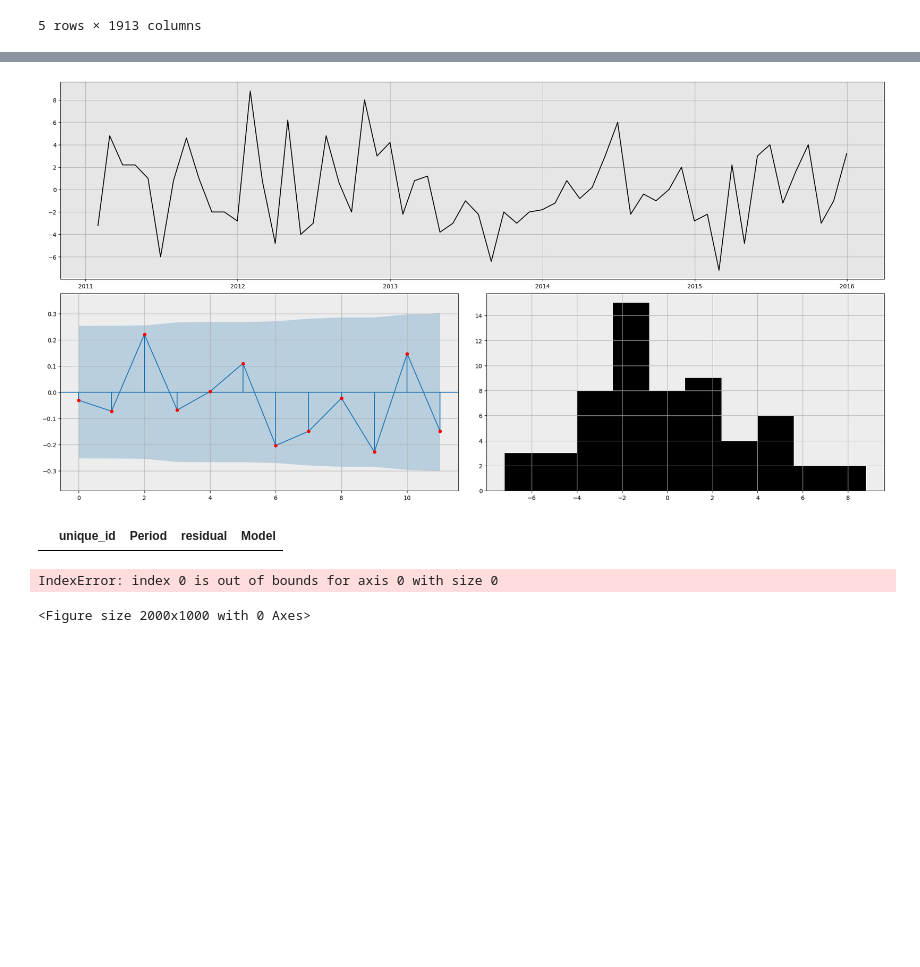
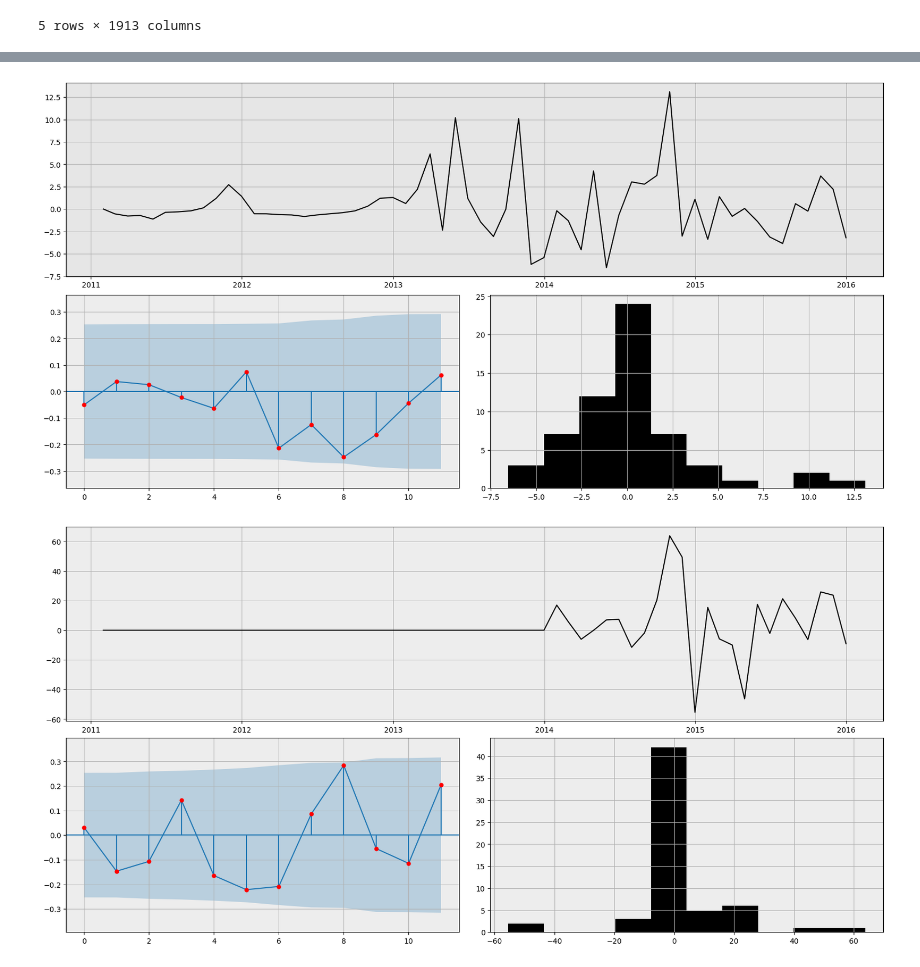
Before and after one commit to yForecasting/DeepRetail, a Jupyter notebook: DeepRetail/example_notebooks/statistical_forecaster.ipynb, the cells around one changed output, grey strips where cells are left out. Drawn from its saved outputs; the diff is of its cells as text; code cells hidden in the pictures; blank space fills up the shorter version.

```diff
--- a/DeepRetail/example_notebooks/statistical_forecaster.ipynb
+++ b/DeepRetail/example_notebooks/statistical_forecaster.ipynb
@@ -76,14 +78,7 @@ forecaster.residual_diagnosis(model = 'ETS', type = 'aggregate', agg_func = 'mea
-# %%
-forecaster.residual_diagnosis(model = 'ETS', type = 'invidivual', index_ids = ['HOUSEHOLD_2_090_TX_3'])
-# %% [output]
-[figure, removed]
-# %%
-index_ids=['HOUSEHOLD_1_428_WI_2', 'FOODS_2_095_TX_3']
-residuals[residuals['unique_id'].isin(index_ids)]
-# %% [output]
-|  | unique_id | Period | residual | Model |
-# %%
-forecaster.residual_diagnosis(model = 'ETS', type = 'invidivual', index_ids=['FOODS_1_080_WI_2', 'HOUSEHOLD_2_497_CA_1'])
-# %% [output]
-IndexError: index 0 is out of bounds for axis 0 with size 0
-<Figure size 2000x1000 with 0 Axes>
+# %%
+# Get the first two names
+names = residuals['unique_id'].unique()[:2]
+forecaster.residual_diagnosis(model = 'ETS', type = 'individual', index_ids = names)
+# %% [output]
+[figure, added]
+[figure, added]
```
Also changed, not shown: parts of 6 cells of this notebook.
